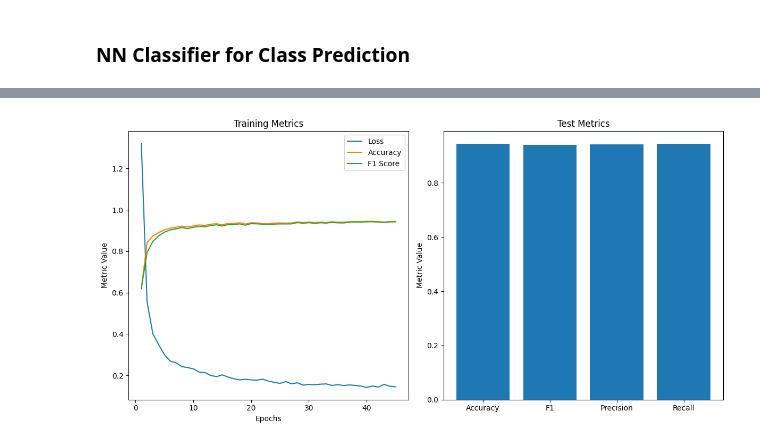
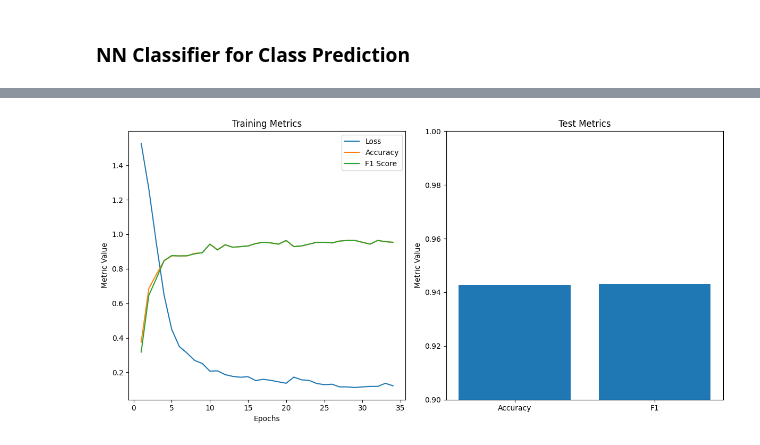
Before and after one commit to mickaeltardy/hera-mi-pmsd2024-homogeneous_mg, a Jupyter notebook: analysis.ipynb, the cells around one changed output, grey strips where cells are left out. Cells and saved outputs as stored; diff of their text form; code cells hidden in the pictures.

```diff
--- a/analysis.ipynb
+++ b/analysis.ipynb
@@ -182,19 +180,19 @@ input_size = X_train.shape[1]
 num_classes = len(np.unique(y))
 # %%
 model = nn.Sequential(
-    nn.Linear(input_size, 32),  # Input to first hidden layer
-    # nn.ReLU(),
+    nn.Linear(input_size, 64),
+    nn.ReLU(),
     nn.Dropout(0.3),
-    # nn.Linear(128, 64),          # First to second hidden layer
+    nn.Linear(64, 32),
     nn.ReLU(),
-    nn.Linear(32, num_classes)   # Second hidden layer to output
+    nn.Linear(32, num_classes)
 )
 # %%
 criterion = nn.CrossEntropyLoss()
 optimizer = optim.Adam(model.parameters(), lr=0.001)
 # %%
-train_metrics = {"loss": [], "accuracy": [], "f1": [], "precision": [], "recall": []}
-test_metrics = {"loss": [], "accuracy": [], "f1": [], "precision": [], "recall": []}
+train_metrics = {"loss": [], "accuracy": [], "f1": []}
+test_metrics = {"loss": [], "accuracy": [], "f1": []}
 # %%
 patience = 5
 min_delta = 0.001
@@ -202,7 +200,7 @@ best_loss = float('inf')
 epochs_no_improve = 0
 early_stop = False
 # %%
-for epoch in tqdm(range(200)):  # Set maximum epochs
+for epoch in tqdm(range(200)):
     if early_stop:
         print(f"Early stopping at epoch {epoch + 1}")
         break
@@ -228,14 +226,11 @@ for epoch in tqdm(range(200)):  # Set maximum epochs
     epoch_loss = running_loss / len(train_loader)
     epoch_accuracy = accuracy_score(y_true_train, y_pred_train)
     epoch_f1 = f1_score(y_true_train, y_pred_train, average='weighted')
-    epoch_precision = precision_score(y_true_train, y_pred_train, average='weighted')
-    epoch_recall = recall_score(y_true_train, y_pred_train, average='weighted')
+
 
     train_metrics["loss"].append(epoch_loss)
     train_metrics["accuracy"].append(epoch_accuracy)
     train_metrics["f1"].append(epoch_f1)
-    train_metrics["precision"].append(epoch_precision)
-    train_metrics["recall"].append(epoch_recall)
 
     # Early stopping check
     if best_loss - epoch_loss > min_delta:
@@ -267,14 +262,12 @@ with torch.no_grad():
 test_loss = running_loss / len(test_loader)
 test_accuracy = accuracy_score(y_true_test, y_pred_test)
 test_f1 = f1_score(y_true_test, y_pred_test, average='weighted')
-test_precision = precision_score(y_true_test, y_pred_test, average='weighted')
-test_recall = recall_score(y_true_test, y_pred_test, average='weighted')
+
+
 
 test_metrics["loss"].append(test_loss)
 test_metrics["accuracy"].append(test_accuracy)
 test_metrics["f1"].append(test_f1)
-test_metrics["precision"].append(test_precision)
-test_metrics["recall"].append(test_recall)
 
-print(f"Test Metrics - Loss: {test_loss:.4f}, Accuracy: {test_accuracy:.4f}, F1: {test_f1:.4f}, Precision: {test_precision:.4f}, Recall: {test_recall:.4f}")
+print(f"Test Metrics - Loss: {test_loss:.4f}, Accuracy: {test_accuracy:.4f}, F1: {test_f1:.4f}")
 # %% [output]
@@ -282,27 +275,30 @@ Test Metrics - Loss: 0.1567, Accuracy: 0.9434, F1: 0.9396, Precision: 0.9412, Re
 # %%
 epochs = range(1, len(train_metrics["loss"]) + 1)
 
 plt.figure(figsize=(12, 6))
 plt.subplot(1, 2, 1)
 plt.plot(epochs, train_metrics["loss"], label="Loss")
 plt.plot(epochs, train_metrics["accuracy"], label="Accuracy")
 plt.plot(epochs, train_metrics["f1"], label="F1 Score")
 plt.title("Training Metrics")
 plt.xlabel("Epochs")
 plt.ylabel("Metric Value")
 plt.legend()
 
 # Plot test metrics
 plt.subplot(1, 2, 2)
-plt.bar(["Accuracy", "F1", "Precision", "Recall"],
-        [test_metrics["accuracy"][0], test_metrics["f1"][0], test_metrics["precision"][0], test_metrics["recall"][0]])
+plt.bar(["Accuracy", "F1"],
+        [test_metrics["accuracy"][0],
+         test_metrics["f1"][0],
+        ])
 plt.title("Test Metrics")
 plt.ylabel("Metric Value")
+plt.ylim(0.9, 1)
 
 plt.tight_layout()
 plt.show()
 # %% [output]
-[figure, old version]
+[figure, new version]
 # %%
 from sklearn.metrics import confusion_matrix, classification_report
 # %%
```
Also changed, not shown: parts of 12 cells of this notebook, 3 other files.
